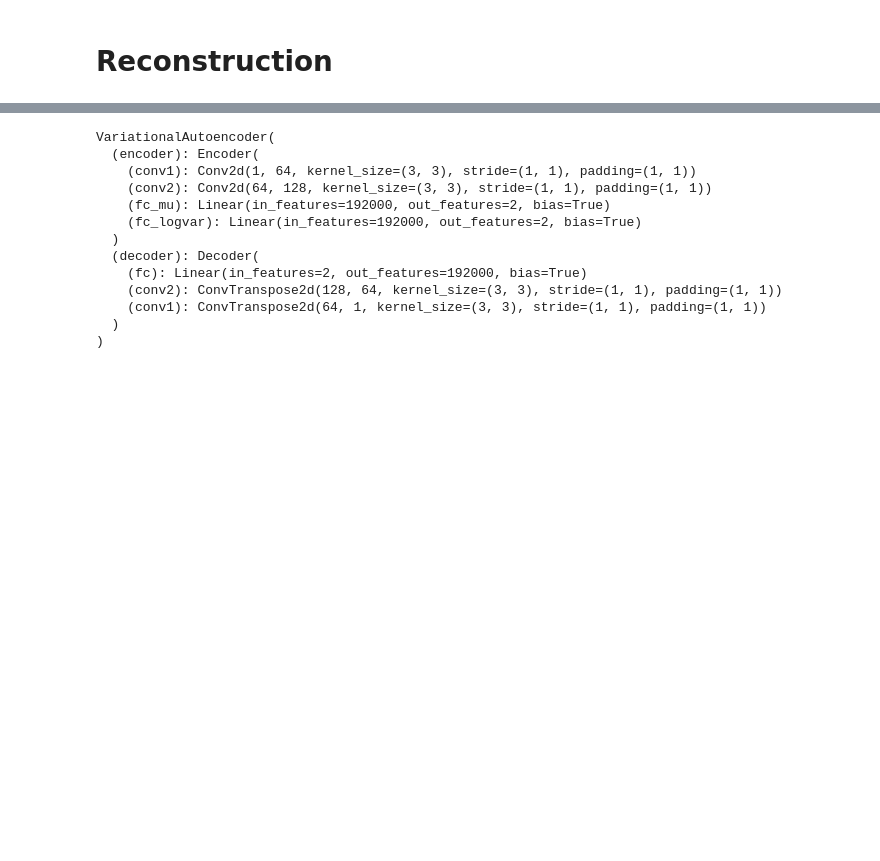
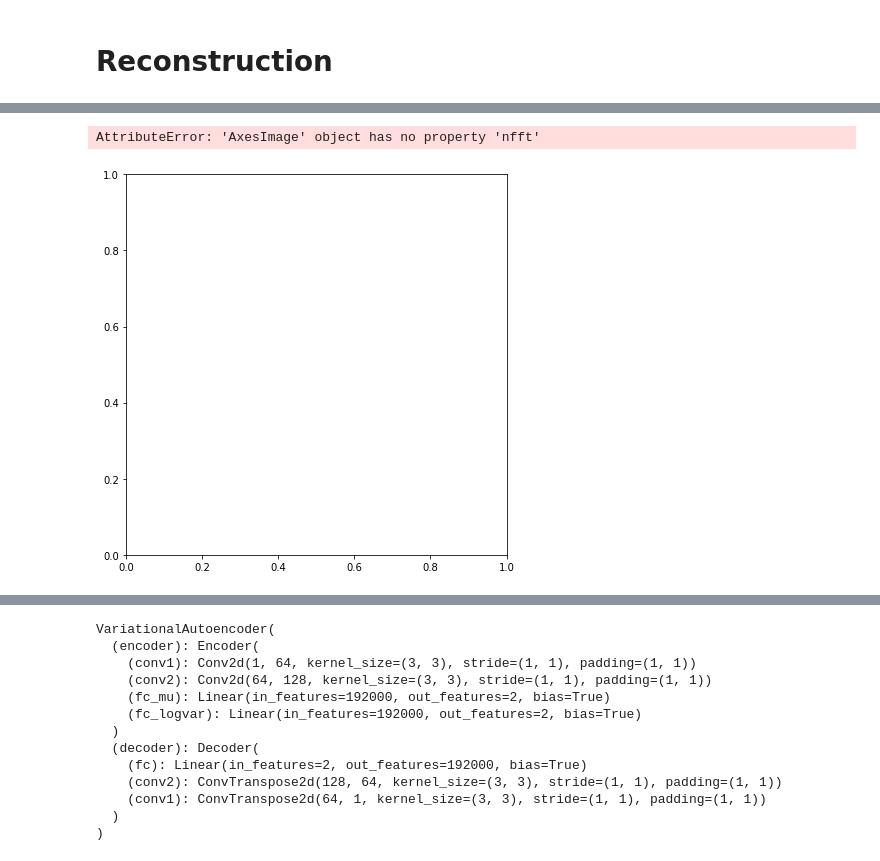
Before and after one commit to ArganVerrier/Learning-controls-and-interactions-for-DDSP, a Jupyter notebook: Solordinario/VAE_Conv2d_V2.ipynb, the cells around one changed output, grey strips where cells are left out. Drawn from its saved outputs; the diff is of its cells as text; code cells hidden in the pictures; blank space fills up the shorter version.

```diff
--- a/Solordinario/VAE_Conv2d_V2.ipynb
+++ b/Solordinario/VAE_Conv2d_V2.ipynb
@@ -290,9 +306,9 @@ reconstruction = ddsp(pitch, loudness)
 # %%
-
+#DDSP sur l'original Original
 pitch = torch.from_numpy(images[0,:]*MAX2).float().reshape(1, -1, 1)
 loudness = torch.from_numpy(images[1,:]*MAX1).float().reshape(1, -1, 1)
 
 ddsp = torch.jit.load('ddsp_solordinario_pretrained.ts')
 
-reconstruction = ddsp(pitch, loudness)
+reconstruction_in = ddsp(pitch, loudness)
 # %%
@@ -308,3 +322,15 @@ plt.plot(sig)
+# %%
+#Visualtisation spéctrogramme
+Nfft = 256
+Fs = 250
+
+
+plt.figure(figsize=(15,8))
+plt.subplot(121)
+plt.specgram(reconstruction_in[0,:,0].detach().detach(), Nfft=Nfft, Fs=Fs, noverlap=Nfft/2)
+# %% [output]
+AttributeError: 'AxesImage' object has no property 'nfft'
+[figure, added]
 # %%
 #Sauvergarder valeurs de l'entrainement
 torch.save(vae.state_dict(), 'Train_VAEconv_solordinario_V2')
```
Also changed, not shown: parts of 14 cells of this notebook, 3 other files.
